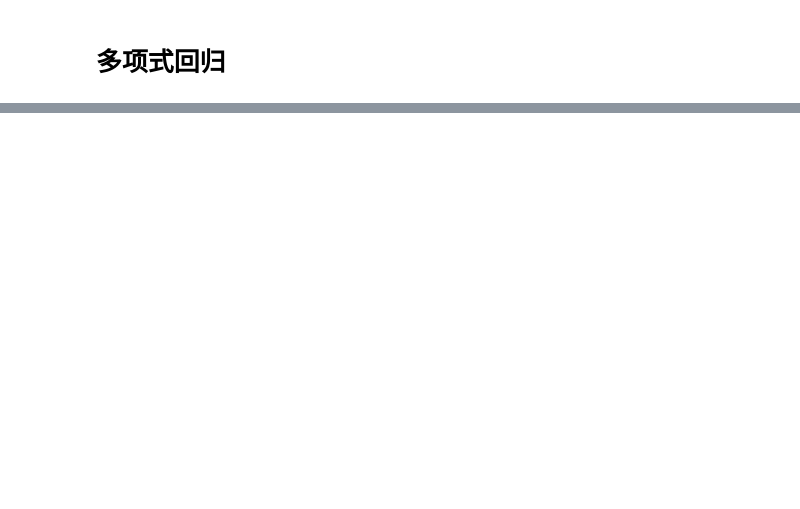
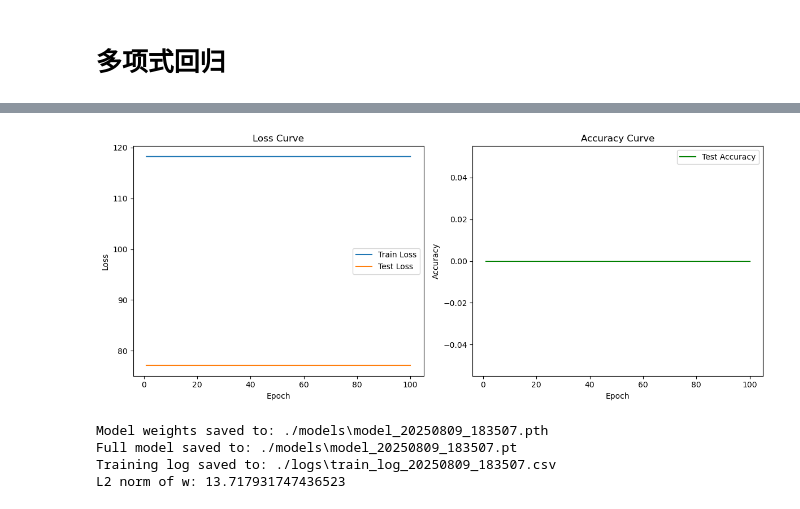
Before and after one commit to Ashside/Deep-Learning-Logs, a Jupyter notebook: Chap4_PolyReg.ipynb, the cells around one changed output, grey strips where cells are left out. Saved outputs shown, nothing was run; the diff lists cells and outputs as text; code cells hidden in the pictures; blank space fills up the shorter version.

```diff
--- a/Chap4_PolyReg.ipynb
+++ b/Chap4_PolyReg.ipynb
@@ -187,0 +87,41 @@ weights: [ 4.9364295   1.4133451  -2.9628053   2.4321725   0.29196796 -0.1309297
+# %%
+import torch
+from torch import nn
+import traintools
+
+n_train,n_test,num_inputs,batch_size = 20,100,200,5
+true_w,true_b = torch.ones((num_inputs,1)) * 0.01, 0.05
+train_data = traintools.synthetic_data(true_w, true_b, n_train)
+test_data = traintools.synthetic_data(true_w, true_b, n_test)
+train_iter = traintools.load_array(train_data, batch_size)
+test_iter = traintools.load_array(test_data, batch_size, is_train=False)
+
+def init_params():
+    w = torch.normal(0, 1, size=(num_inputs, 1), requires_grad=True)
+    b = torch.zeros(1, requires_grad=True)
+    return [w, b]
+
+def l2_penalty(w):
+    """L2范数正则化"""
+    return torch.sum(w.pow(2)) / 2
+# %%
+def train(lambd):
+    w,b = init_params()
+    net = lambda X: traintools.linear_reg(X,w,b)
+    # 将net转换为torch.nn.Module
+    net = nn.Sequential(nn.Linear(num_inputs, 1, bias=True))
+    net[0].weight.data = w.T  # 设置权重
+    net[0].bias.data = b  # 设置偏置
+    net[0].weight.requires_grad = True  # 设置权重需要梯度
+    net[0].bias.requires_grad = True  # 设置偏置需要梯度
+
+    loss = traintools.squared_loss
+    num_epochs,lr = 100,0.03
+    trainer = torch.optim.SGD([w, b], lr=lr)
+    traintools.train_model(net, train_iter, test_iter, loss, trainer,
+                           num_epochs=num_epochs, early_stopping=False)
+
+    print('L2 norm of w:', torch.norm(w).item())
+# %%
+train(0)
+# %% [output]
@@ -187,0 +145,5 @@ weights: [ 4.9364295   1.4133451  -2.9628053   2.4321725   0.29196796 -0.1309297
+[figure, added]
+Model weights saved to: ./models\model_20250809_183507.pth
+Full model saved to: ./models\model_20250809_183507.pt
+Training log saved to: ./logs\train_log_20250809_183507.csv
+L2 norm of w: 13.717931747436523
```
Also changed, not shown: parts of 16 cells of this notebook, 1 other file.
